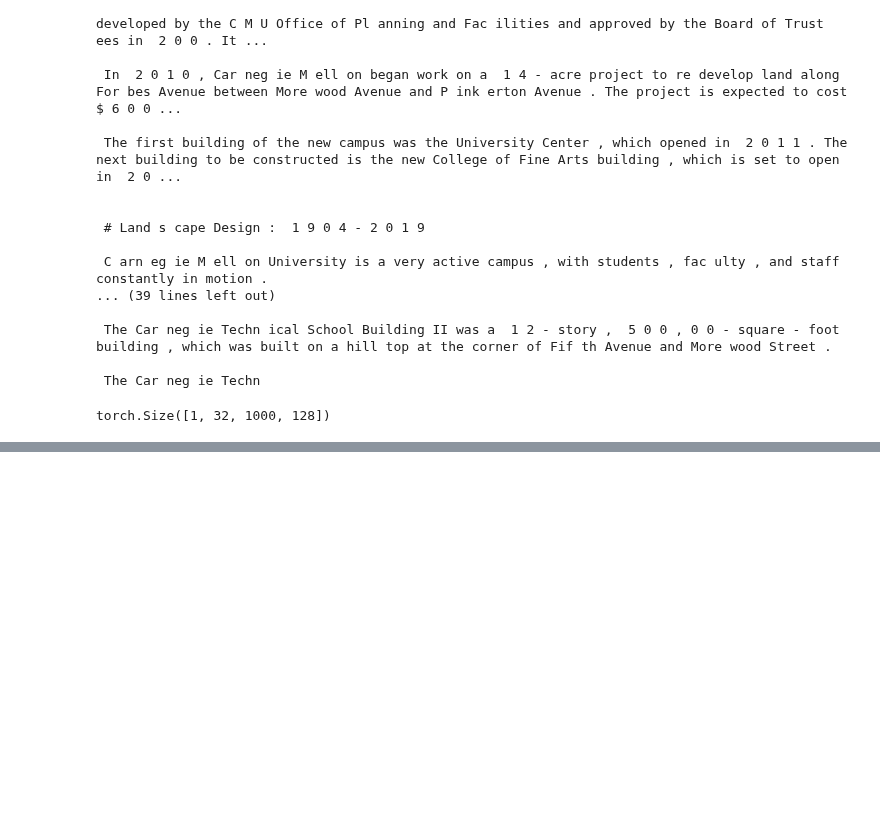
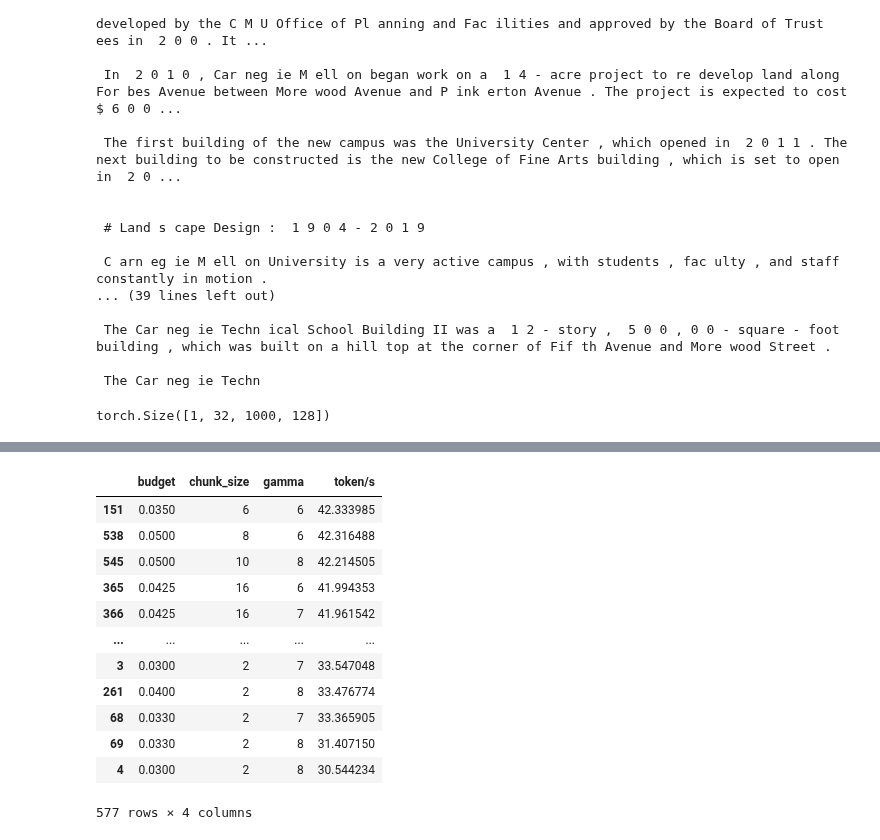
Before and after one commit to ranonrkm/TriForce-legacy, a Jupyter notebook: apps/debug.ipynb, the cells around one changed output, grey strips where cells are left out. Saved outputs shown, nothing was run; the diff lists cells and outputs as text; code cells hidden in the pictures; blank space fills up the shorter version.

```diff
--- a/apps/debug.ipynb
+++ b/apps/debug.ipynb
@@ -212,0 +195,26 @@ CUDA_VISIBLE_DEVICES=0 python test/e2e_graph_chain_retrieval.py --log_csv --draf
+# %%
+import pandas as pd
+
+# 替换为你的CSV文件路径
+csv_file_path = '/home/hanshis/workspace/LongContextInfer/test/report/A100_E2E_graph_chain_retrieval.csv'
+
+# 读取CSV文件
+df = pd.read_csv(csv_file_path)
+# df = df[df['budget'] == 0.033]
+# 对'a', 'b', 'c', 'd'列组成的组合进行分组，并计算每组'e'的平均值
+result = df.groupby(['budget','chunk_size','gamma'])['token/s'].mean().reset_index().sort_values(by='token/s', ascending=False)
+result
+# %% [output]
+|  | budget | chunk_size | gamma | token/s |
+| 151 | 0.0350 | 6 | 6 | 42.333985 |
+| 538 | 0.0500 | 8 | 6 | 42.316488 |
+| 545 | 0.0500 | 10 | 8 | 42.214505 |
+| 365 | 0.0425 | 16 | 6 | 41.994353 |
+| 366 | 0.0425 | 16 | 7 | 41.961542 |
+| ... | ... | ... | ... | ... |
+| 3 | 0.0300 | 2 | 7 | 33.547048 |
+| 261 | 0.0400 | 2 | 8 | 33.476774 |
+| 68 | 0.0330 | 2 | 7 | 33.365905 |
+| 69 | 0.0330 | 2 | 8 | 31.407150 |
+| 4 | 0.0300 | 2 | 8 | 30.544234 |
+577 rows × 4 columns
```
Also changed, not shown: parts of 1 cell of this notebook, 4 other files.
